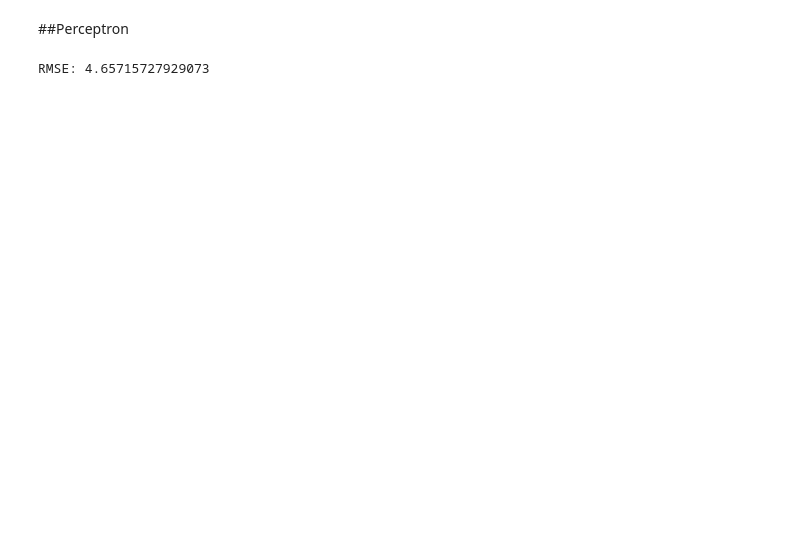
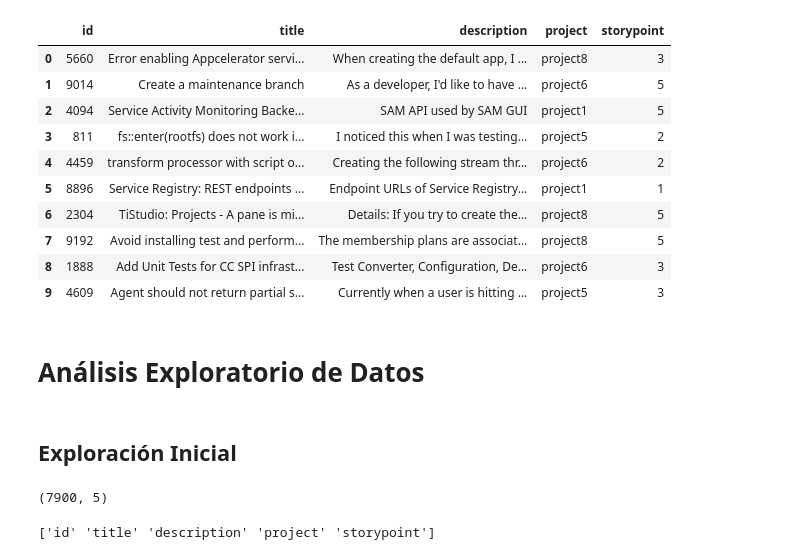
Before and after one commit to lcondoriz/TA047R-2C2024-GRUPO02, a Jupyter notebook: TP2/TA047R_TP2_GRUPO02_ENTREGA_N1.ipynb, the cells around one changed output. Cells and saved outputs as stored; diff of their text form; code cells hidden in the pictures; blank space fills up the shorter version.

Commit message:
sin procesamiento de train

```diff
--- a/TP2/TA047R_TP2_GRUPO02_ENTREGA_N1.ipynb
+++ b/TP2/TA047R_TP2_GRUPO02_ENTREGA_N1.ipynb
@@ -318,33 +0,0 @@ RMSE: 4.554433506832972
-# %% [markdown]
-##Perceptron
-# %%
-from sklearn.linear_model import Perceptron
-from sklearn.preprocessing import StandardScaler
-from sklearn.feature_extraction.text import TfidfVectorizer # Import TfidfVectorizer
-
-# 1. Create a TfidfVectorizer instance
-vectorizer = TfidfVectorizer()
-
-# 2. Fit the vectorizer to the training data and transform
-# Assuming X_train and X_test have a 'title' column
-X_train_vec = vectorizer.fit_transform(X_train[:, 0]).toarray() # Convert to dense array
-X_test_vec = vectorizer.transform(X_test[:, 0]).toarray() # Convert to dense array
-
-# 3. Scale your features using StandardScaler
-scaler = StandardScaler()
-X_train_scaled = scaler.fit_transform(X_train_vec)  # Use vectorized data
-X_test_scaled = scaler.transform(X_test_vec)      # Use vectorized data
-
-# 4. Create and train the Perceptron model:
-perceptron = Perceptron(random_state=42)
-perceptron.fit(X_train_scaled, y_train)
-
-# 5. Make predictions:
-y_pred = perceptron.predict(X_test_scaled)
-
-# 6. Calculate RMSE:
-from sklearn.metrics import mean_squared_error  # Import mean_squared_error
-rmse = np.sqrt(mean_squared_error(y_test, y_pred))
-print(f"RMSE: {rmse}")
-# %% [output]
-RMSE: 4.65715727929073
@@ -350,0 +4,29 @@ RMSE: 4.65715727929073
+# %%
+df_train = pd.read_csv('./datasets/train.csv')
+df_test = pd.read_csv('./datasets/test.csv')
+# %%
+df_train.head(10)
+# %% [output]
+|  | id | title | description | project | storypoint |
+| 0 | 5660 | Error enabling Appcelerator servi... | When creating the default app, I ... | project8 | 3 |
+| 1 | 9014 | Create a maintenance branch | As a developer, I'd like to have ... | project6 | 5 |
+| 2 | 4094 | Service Activity Monitoring Backe... | SAM API used by SAM GUI | project1 | 5 |
+| 3 | 811 | fs::enter(rootfs) does not work i... | I noticed this when I was testing... | project5 | 2 |
+| 4 | 4459 | transform processor with script o... | Creating the following stream thr... | project6 | 2 |
+| 5 | 8896 | Service Registry: REST endpoints ... | Endpoint URLs of Service Registry... | project1 | 1 |
+| 6 | 2304 | TiStudio: Projects - A pane is mi... | Details: If you try to create the... | project8 | 5 |
+| 7 | 9192 | Avoid installing test and perform... | The membership plans are associat... | project8 | 5 |
+| 8 | 1888 | Add Unit Tests for CC SPI infrast... | Test Converter, Configuration, De... | project6 | 3 |
+| 9 | 4609 | Agent should not return partial s... | Currently when a user is hitting ... | project5 | 3 |
+# %% [markdown]
+# Análisis Exploratorio de Datos
+# %% [markdown]
+## Exploración Inicial
+# %%
+df_train.shape
+# %% [output]
+(7900, 5)
+# %%
+print(df_train.columns.values)
+# %% [output]
+['id' 'title' 'description' 'project' 'storypoint']
```
Also changed, not shown: parts of 75 cells of this notebook, 9 other files.
